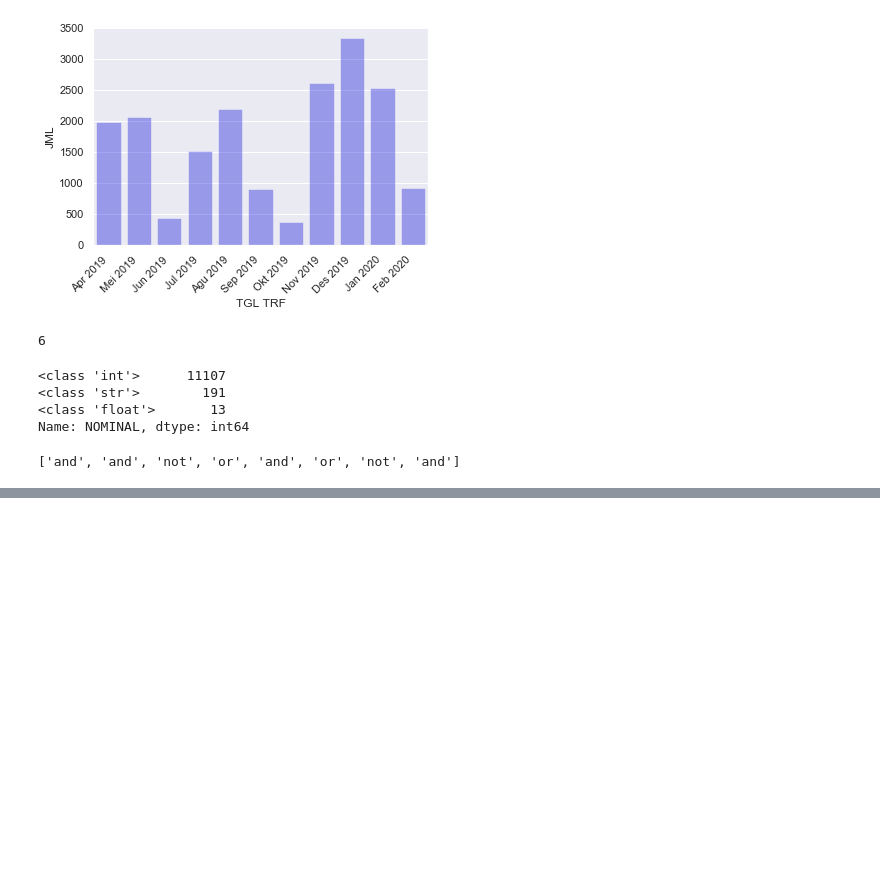
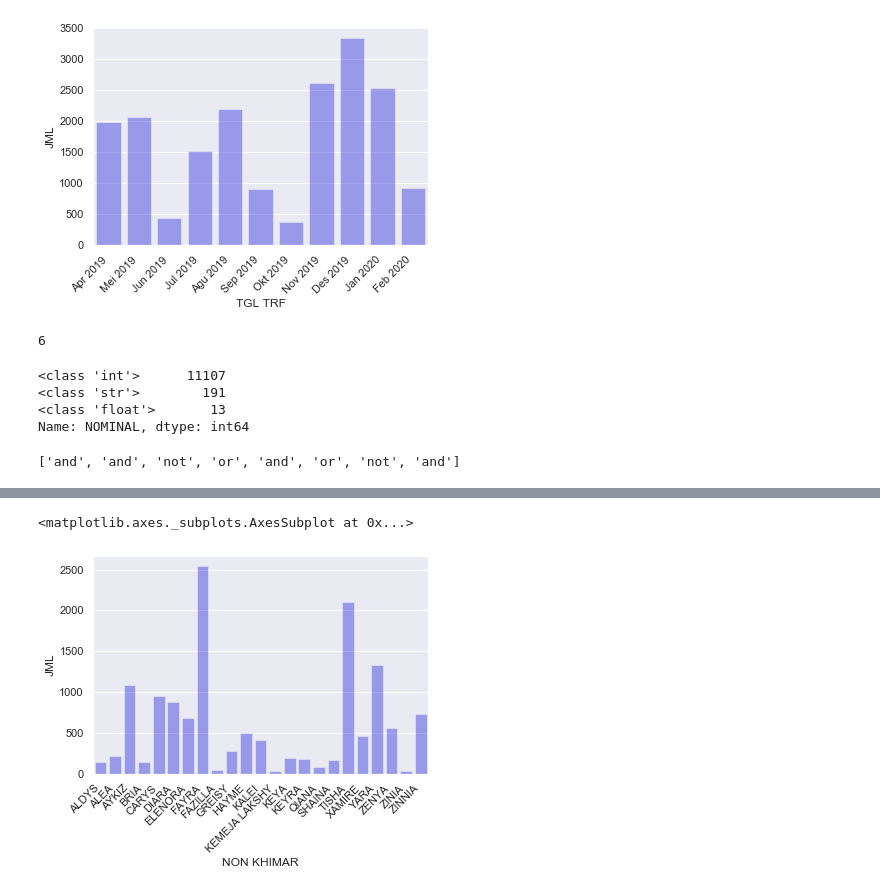
Before and after one commit to rifqisulistya/sales-analysis, a Jupyter notebook: Seikha.ipynb, the cells around one changed output, grey strips where cells are left out. Saved outputs shown, nothing was run; the diff lists cells and outputs as text; code cells hidden in the pictures; blank space fills up the shorter version.

```diff
--- a/Seikha.ipynb
+++ b/Seikha.ipynb
@@ -613,0 +599,15 @@ list_regex
+# %%
+# Hitung model
+
+sheika_excel = pd.read_excel('Sheika Excel.xlsx',sheet_name=1) # can also index sheet by name or fetch all sheets
+non_khimar = sheika_excel['NON KHIMAR'].tolist()
+khimar = sheika_excel['KHIMAR'].tolist()
+pants = sheika_excel['PANTS'].tolist()
+# %%
+# non khimar
+
+nk = '({})'.format('|'.join([r'\b{}\b'.format(x) for x in non_khimar]))
+
+all_data_nk = all_data['ORDERAN'].str.extract(nk)
+
+all_data_nk.head()
@@ -613,0 +621,7 @@ list_regex
+# %%
+# Membuat kolom Non khimar
+all_data['NON KHIMAR'] = all_data_nk[0]
+# %%
+# Non khimar groupby
+non_khimar_groupby = all_data.groupby('NON KHIMAR').sum().drop(columns=['#REF!', 'TGL TRF'])
+non_khimar_groupby
@@ -613,0 +647,8 @@ list_regex
+# %%
+# Non khimar chart
+non_khimar_chart = sns.barplot(x=non_khimar_groupby.index, y='JML', data=non_khimar_groupby, color='blue', alpha=0.4)
+non_khimar_chart.set_xticklabels(non_khimar_chart.get_xticklabels(), rotation=45, horizontalalignment='right')
+non_khimar_chart
+# %% [output]
+<matplotlib.axes._subplots.AxesSubplot at 0x...>
+[figure, added]
```
Also changed, not shown: parts of 19 cells of this notebook.
